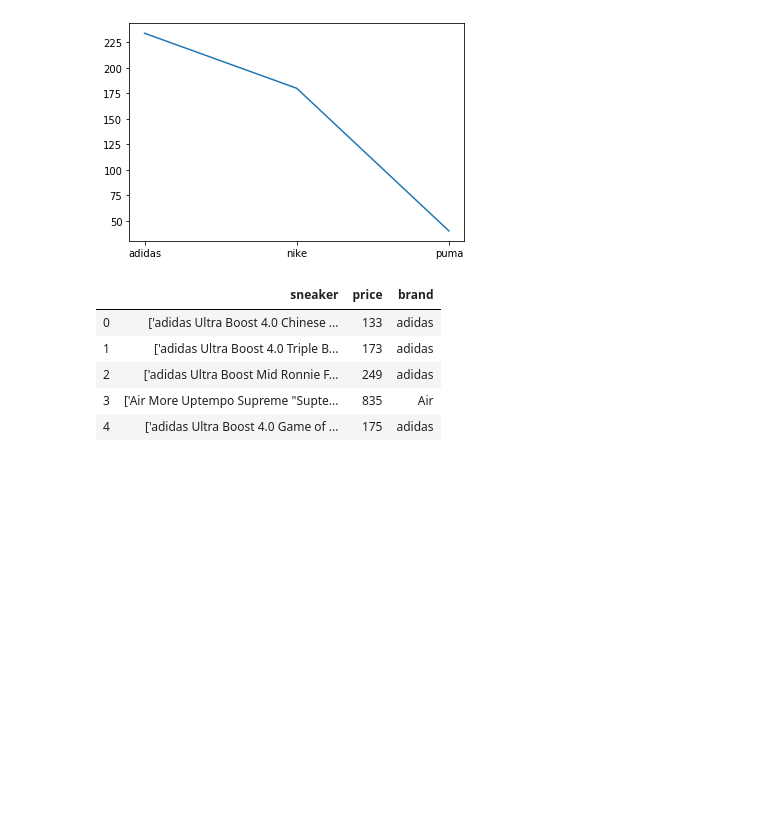
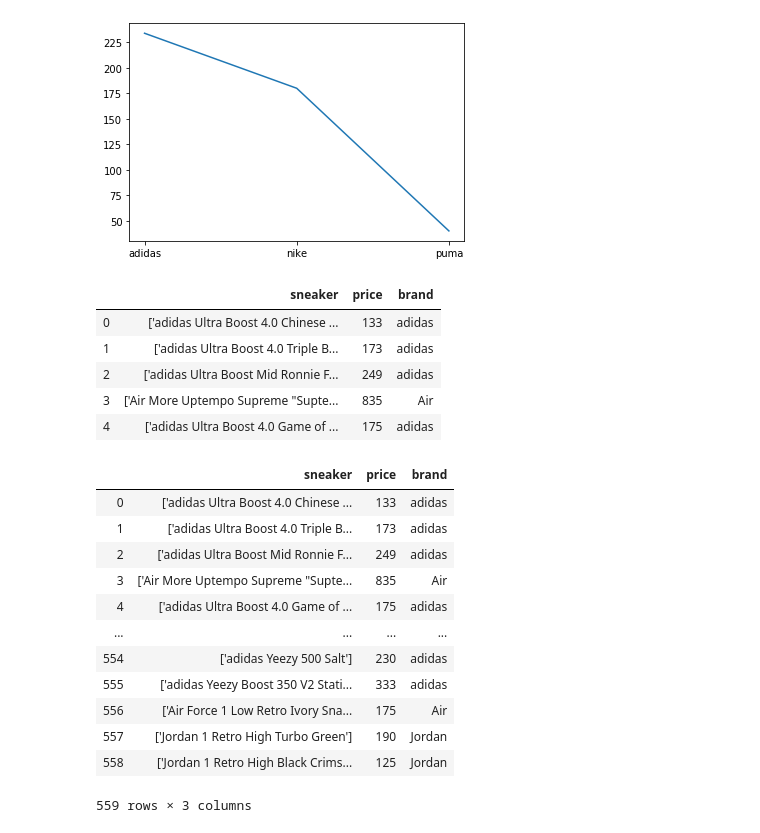
Before and after one commit to GaelGil/web-scraper, a Jupyter notebook: analysis/visualize_data.ipynb, the cells around one changed output. Cells and saved outputs as stored; diff of their text form; code cells hidden in the pictures; blank space fills up the shorter version.

```diff
--- a/analysis/visualize_data.ipynb
+++ b/analysis/visualize_data.ipynb
@@ -108,0 +111,16 @@ df.head()
+# %%
+df
+# %% [output]
+|  | sneaker | price | brand |
+| 0 | ['adidas Ultra Boost 4.0 Chinese ... | 133 | adidas |
+| 1 | ['adidas Ultra Boost 4.0 Triple B... | 173 | adidas |
+| 2 | ['adidas Ultra Boost Mid Ronnie F... | 249 | adidas |
+| 3 | ['Air More Uptempo Supreme "Supte... | 835 | Air |
+| 4 | ['adidas Ultra Boost 4.0 Game of ... | 175 | adidas |
+| ... | ... | ... | ... |
+| 554 | ['adidas Yeezy 500 Salt'] | 230 | adidas |
+| 555 | ['adidas Yeezy Boost 350 V2 Stati... | 333 | adidas |
+| 556 | ['Air Force 1 Low Retro Ivory Sna... | 175 | Air |
+| 557 | ['Jordan 1 Retro High Turbo Green'] | 190 | Jordan |
+| 558 | ['Jordan 1 Retro High Black Crims... | 125 | Jordan |
+559 rows × 3 columns
```
Also changed, not shown: parts of 6 cells of this notebook.
